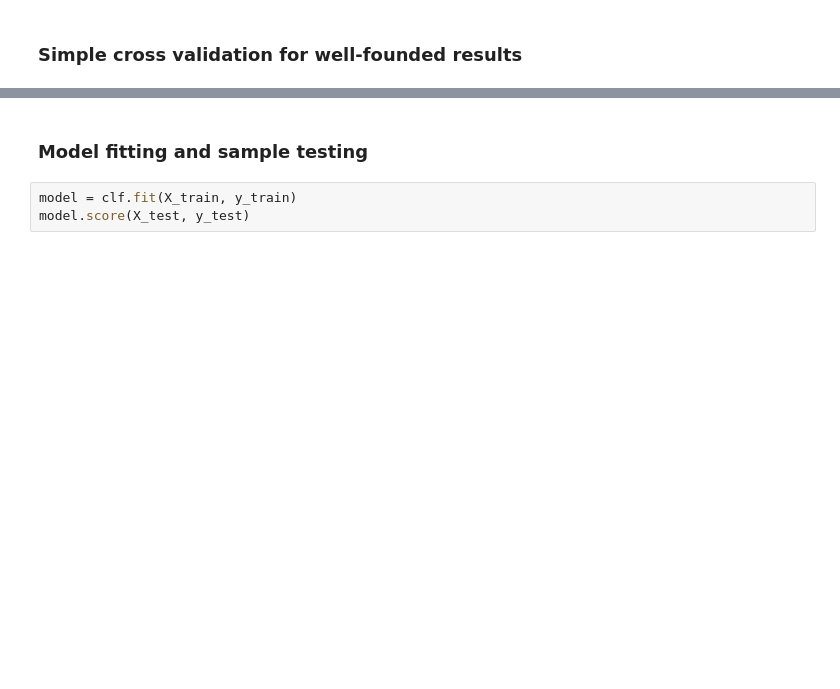
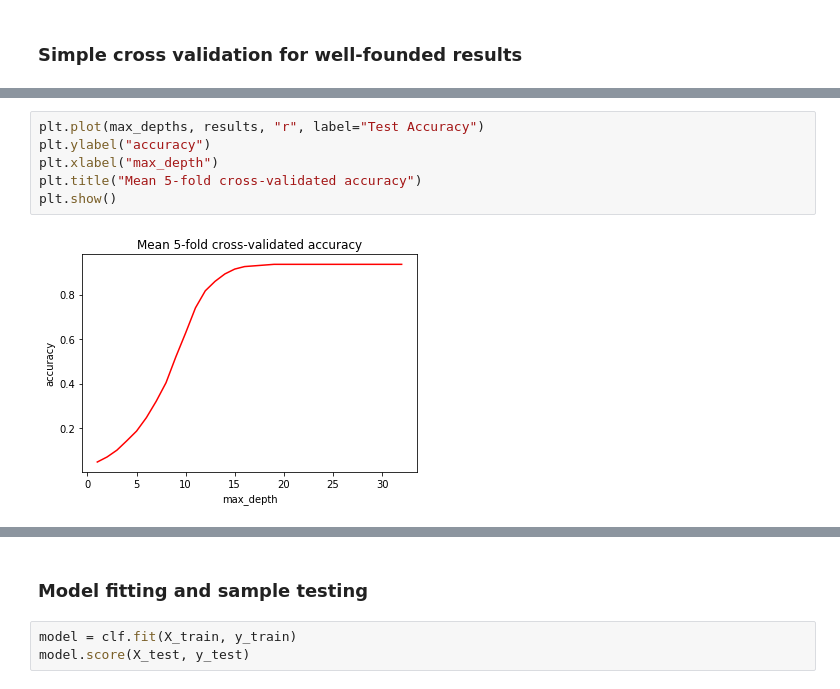
Before and after one commit to freecraver/ML-fun, a Jupyter notebook: amazon/amazon.ipynb, the cells around one changed output, grey strips where cells are left out. Drawn from its saved outputs; the diff is of its cells as text; blank space fills up the shorter version.

```diff
--- a/amazon/amazon.ipynb
+++ b/amazon/amazon.ipynb
@@ -43,0 +67,8 @@ array([ 0.93296089,  0.94674556,  0.93125   ,  0.9205298 ,  0.96453901])
+# %%
+plt.plot(max_depths, results, "r", label="Test Accuracy")
+plt.ylabel("accuracy")
+plt.xlabel("max_depth")
+plt.title("Mean 5-fold cross-validated accuracy")
+plt.show()
+# %% [output]
+[figure, added]
```
Also changed, not shown: parts of 10 cells of this notebook, 1 other file.
